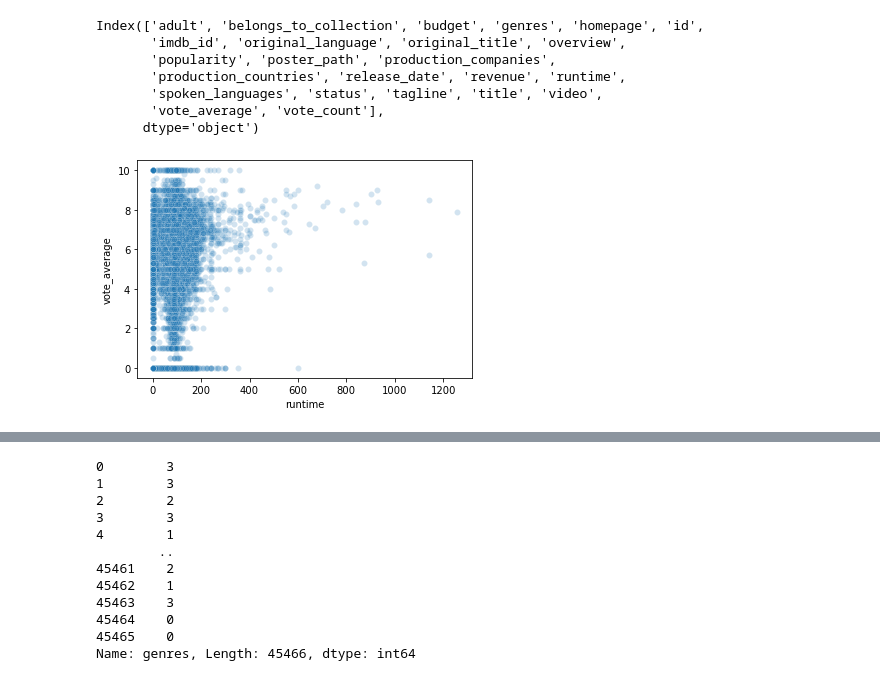
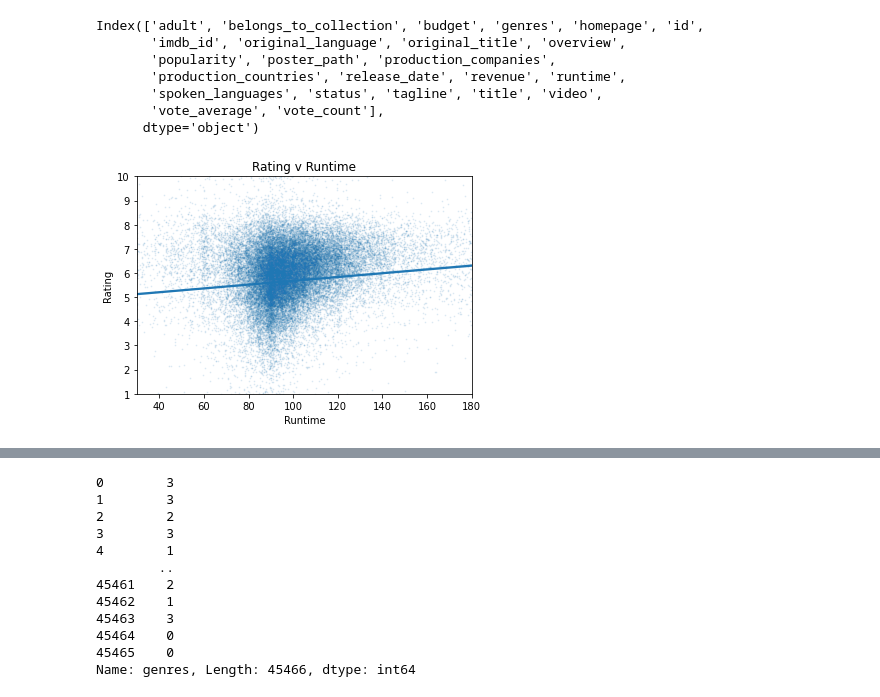
Before and after one commit to kkdsdesilva/movies-dataset--kaggle, a Jupyter notebook: movies-dataset.ipynb, the cells around one changed output, grey strips where cells are left out. Saved outputs shown, nothing was run; the diff lists cells and outputs as text; code cells hidden in the pictures.

Commit message:
Kaggle Notebook | Movies Dataset | Version 6

```diff
--- a/movies-dataset.ipynb
+++ b/movies-dataset.ipynb
@@ -26,5 +26,5 @@ for dirname, _, filenames in os.walk('/kaggle/input'):
 /kaggle/input/the-movies-dataset/links.csv
 # %%
 #Load data
-movie_ratings = pd.read_csv('/kaggle/input/the-movies-dataset/ratings.csv')
-movie_metadata = pd.read_csv('/kaggle/input/the-movies-dataset/movies_metadata.csv')
+#movie_ratings = pd.read_csv('/kaggle/input/the-movies-dataset/ratings.csv')
+movie_metadata = pd.read_csv('/kaggle/input/the-movies-dataset/movies_metadata.csv', low_memory=False)
@@ -69,11 +54,20 @@ Index(['adult', 'belongs_to_collection', 'budget', 'genres', 'homepage', 'id',
        'spoken_languages', 'status', 'tagline', 'title', 'video',
        'vote_average', 'vote_count'],
       dtype='object')
-# %%
-import matplotlib.pyplot as plt
-import seaborn as sns
-
-sns.scatterplot(x='runtime', y='vote_average',alpha=0.2, data=movie_metadata,)
-plt.show()
-# %% [output]
-[figure, removed]
+# %%
+import matplotlib.pyplot as plt
+import seaborn as sns
+import numpy as np
+
+movie_metadata['runtime_norm'] = movie_metadata['runtime'] + np.random.normal(0,1, len(movie_metadata['runtime']))
+movie_metadata['rating_norm'] = movie_metadata['vote_average'] + np.random.normal(0,0.2, len(movie_metadata['vote_average']))
+
+sns.regplot(x='runtime_norm', y='rating_norm', data=movie_metadata, scatter_kws={'alpha':0.1, 's':0.75}, order=1)
+plt.xlim([30,180])
+plt.ylim([1,10])
+plt.xlabel('Runtime')
+plt.ylabel('Rating')
+plt.title('Rating v Runtime')
+plt.show()
+# %% [output]
+[figure, added]
```
Also changed, not shown: parts of 4 cells of this notebook.
